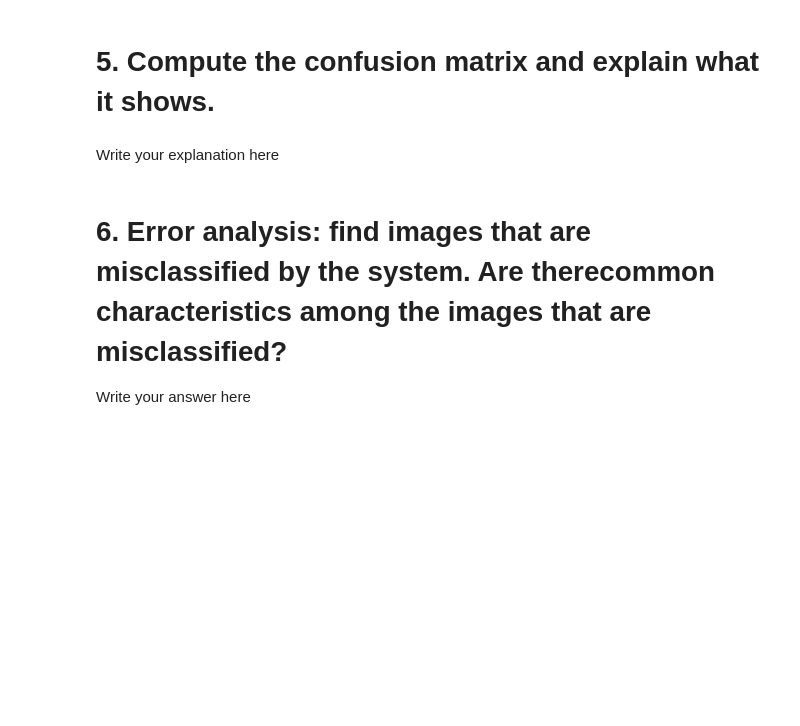
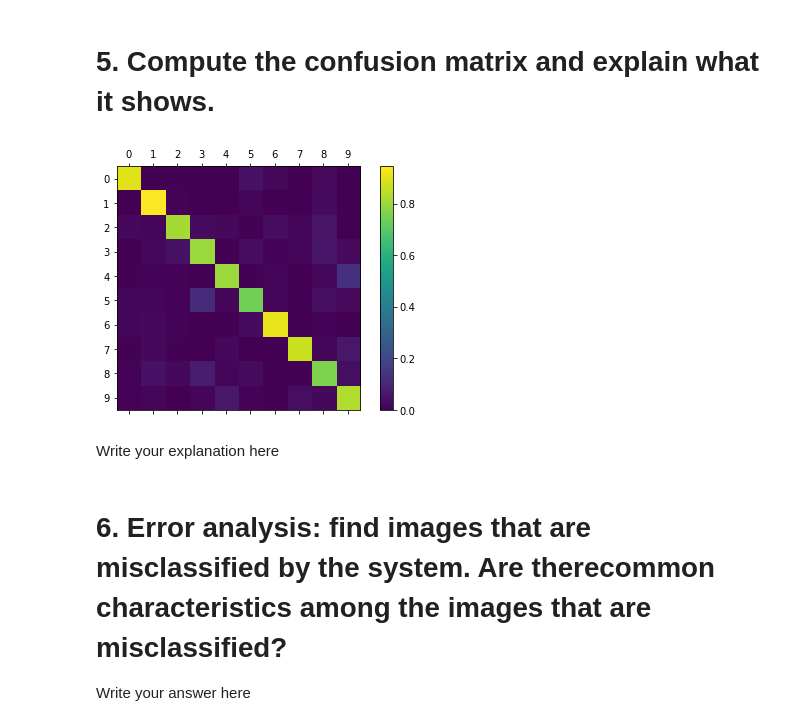
Before and after one commit to kriskruse/Signals_data_assignment1, a Jupyter notebook: Assignment1.ipynb, the cells around one changed output. Drawn from its saved outputs; the diff is of its cells as text; code cells hidden in the pictures; blank space fills up the shorter version.

```diff
--- a/Assignment1.ipynb
+++ b/Assignment1.ipynb
@@ -161,14 +161,20 @@ Prior probability of seeing a 9:        p(y = 9) = 5578/56000 = 0.10
 # %% [markdown]
 ### Fitting the Naı̈ve-Bayes model to training set: the likelihood
 # %%
-Xtrain_zeros = Xtrain[ytrain == 0, :]
-Xtrain_ones = Xtrain[ytrain == 1, :]
+# Xtrain_zeros = Xtrain[ytrain == 0, :]
+# Xtrain_ones = Xtrain[ytrain == 1, :]
 # change/insert some code here
+Xtrain_numbers = []
+for i in range(10):
+    Xtrain_numbers.append(Xtrain[ytrain == i, :])
 
 # fit model for zeros and ones separately
-p_zeros = np.mean(Xtrain_zeros, axis=0)    # p(X_i = 1| Y = 0)
-p_ones = np.mean(Xtrain_ones, axis=0)      # p(X_i = 1| Y = 1)
+# p_zeros = np.mean(Xtrain_zeros, axis=0)    # p(X_i = 1| Y = 0)
+# p_ones = np.mean(Xtrain_ones, axis=0)      # p(X_i = 1| Y = 1)
 # change/insert some code here
+p_numbers = []
+for i in range(10):
+    p_numbers.append(np.mean(Xtrain_numbers[i],axis=0))
 # %%
 # This code should be sufficient, i.e. don't change this.
 def log_likelihood(x_new, p_digit):
@@ -286,3 +342,20 @@ plt.show()
+# %%
+from sklearn.metrics import confusion_matrix
+labels = list(range(10))
+pred = np.array([classify(x) for x in Xtest])
+cm = confusion_matrix(ytest, pred, labels,normalize="true")
+fig = plt.figure()
+ax = fig.add_subplot(111)
+cax = ax.matshow(cm)
+fig.colorbar(cax)
+ax.set_xticks(labels)
+ax.set_yticks(labels)
+ax.set_xticklabels(labels)
+ax.set_yticklabels(labels)
+plt.tight_layout()
+plt.show()
+# %% [output]
+[figure, added]
 # %% [markdown]
 Write your explanation here
 # %% [markdown]
```
Also changed, not shown: parts of 6 cells of this notebook.
